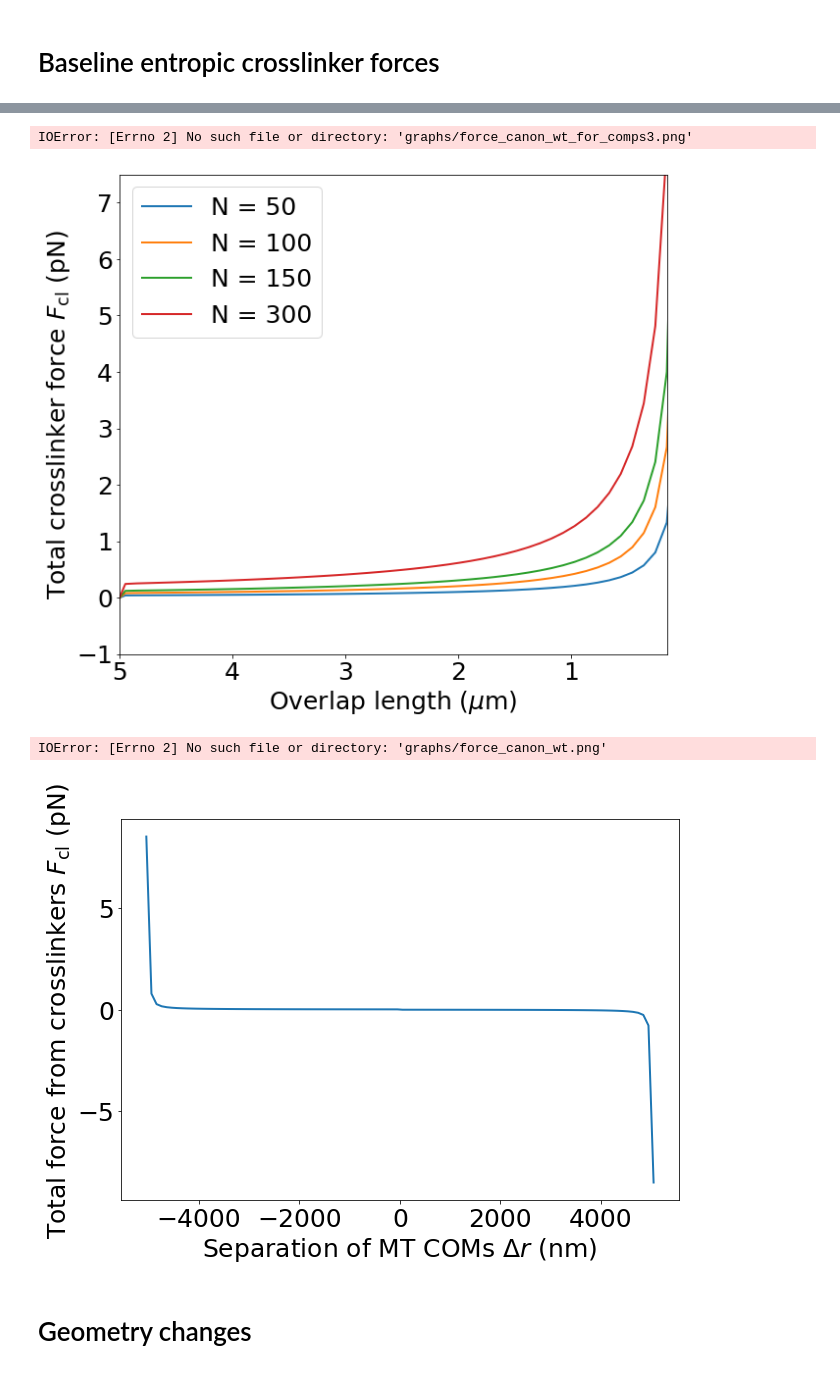
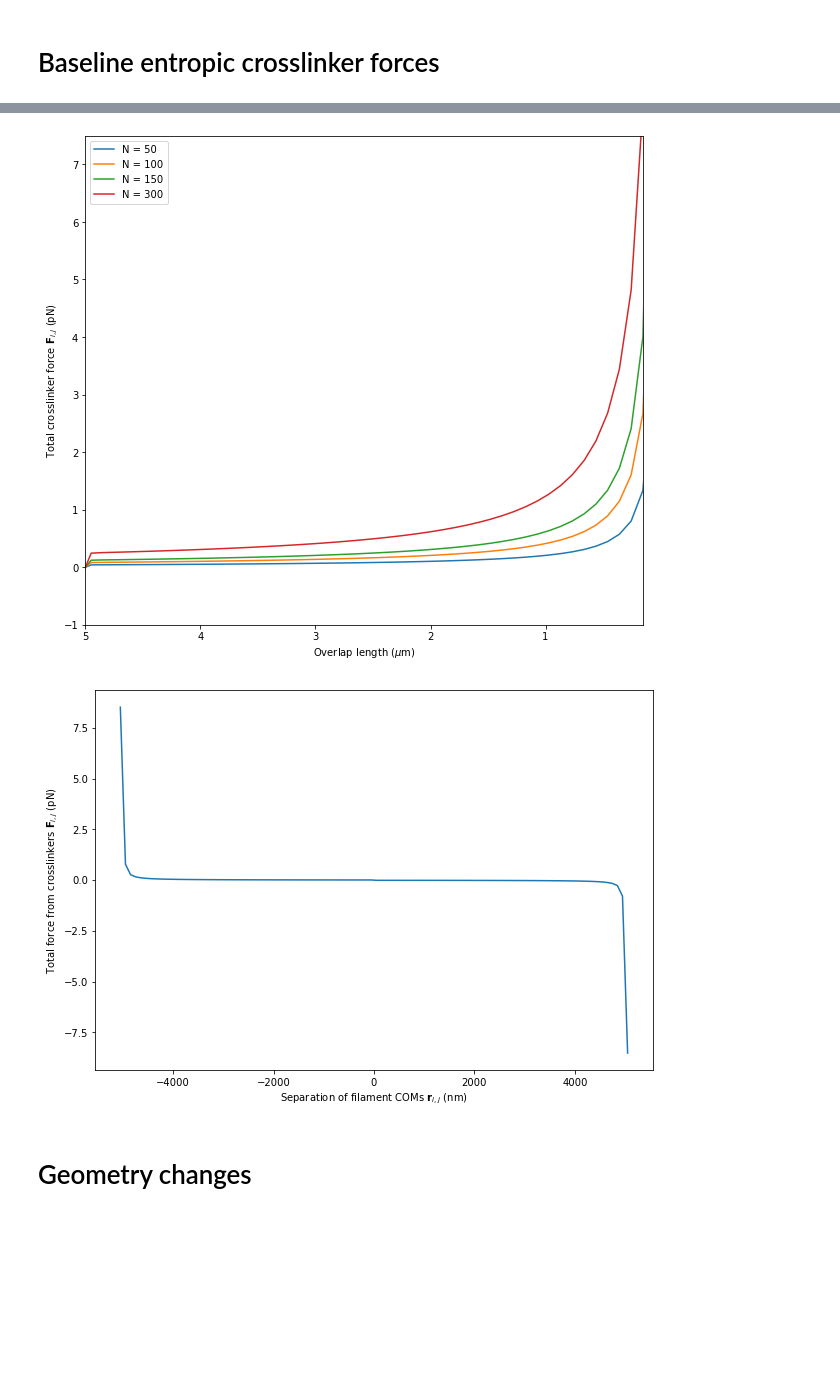
Before and after one commit to lamsoa729/FoXlink, a Jupyter notebook: notebooks/adiabatic_graphs.ipynb, the cells around one changed output, grey strips where cells are left out. Saved outputs shown, nothing was run; the diff lists cells and outputs as text; code cells hidden in the pictures; blank space fills up the shorter version.

```diff
--- a/notebooks/adiabatic_graphs.ipynb
+++ b/notebooks/adiabatic_graphs.ipynb
@@ -12,8 +12,8 @@ from copy import deepcopy
 import sys,os
 #sys.path.append(os.path.dirname(__file__), '..','Lib')
 #sys.path.append(os.path.join('..','Lib'))
-from stylelib.ase1_styles import ase1_sims_stl
-plt.style.use(ase1_sims_stl)
+#from stylelib.ase1_styles import ase1_sims_stl
+#plt.style.use(ase1_sims_stl)
 # %%
 # Set parameters for partition function integration
 # Geometric parameters
@@ -129,7 +122,7 @@ print f, err
 # Baseline entropic crosslinker forces
 # %%
 # Scan over multiple values of Delta r
-if 'f_wt' not in m_df or True: # Change False to True if you want to re-run data
+if 'f_wt' not in m_df or False: # Change False to True if you want to re-run data
     xo_list, f_arr = create_xo_func_array(n=100,hL1=hL,hL2=hL)
     m_df['xo'] = xo_list
     m_df['f_wt'] = f_arr[:,0]
@@ -178,7 +169,7 @@ N_list = [50,100,150,300] # Number of crosslinkers
 for N in N_list:
     ax.plot(np.abs(.001*m_df['xo']*25.-5), -1.*N*np.divide(m_df['f_wt'],m_df['N_wt'])*.1644, label='N = {}'.format(N))
 ax.set_xlabel(r'Overlap length ($\mu$m)')
-ax.set_ylabel(r'Total crosslinker force $F_{\rm cl}$ (pN)')
+ax.set_ylabel(r'Total crosslinker force ${\bf F}_{i,j}$ (pN)')
 ax.set_ylim(-1,7.5)
 ax.set_xlim(5, .15)
 ax.legend()
@@ -186,24 +177,22 @@ if savefigs or False:
     plt.savefig('graphs/force_canon_wt_for_comps3.png')
 plt.show()
 # %% [output]
-IOError: [Errno 2] No such file or directory: 'graphs/force_canon_wt_for_comps3.png'
-[figure, old version]
+[figure, new version]
 # %%
 # Canonical force calculation
 fig, ax = plt.subplots(figsize=(10,7))
 N = 10 # Number of crosslinkers
 #ax.set_xlim((40,500))
 #ax.set_ylim((-4, 0))
 ax.plot(m_df['xo']*25., N*np.divide(m_df['f_wt'],m_df['N_wt'])*.1644)
-ax.set_xlabel(r'Separation of MT COMs $\Delta r$ (nm)')
-ax.set_ylabel(r'Total force from crosslinkers $F_{\rm cl}$ (pN)')
+ax.set_xlabel(r'Separation of filament COMs ${\bf r}_{i,j}$ (nm)')
+ax.set_ylabel(r'Total force from crosslinkers ${\bf F}_{i,j}$ (pN)')
 
 if savefigs or False:
     plt.savefig('graphs/force_canon_wt.png')
 plt.show()
 # %% [output]
-IOError: [Errno 2] No such file or directory: 'graphs/force_canon_wt.png'
-[figure, old version]
+[figure, new version]
 # %% [markdown]
 # Geometry changes
 # %%
```
Also changed, not shown: parts of 11 cells of this notebook, 2 other files.
